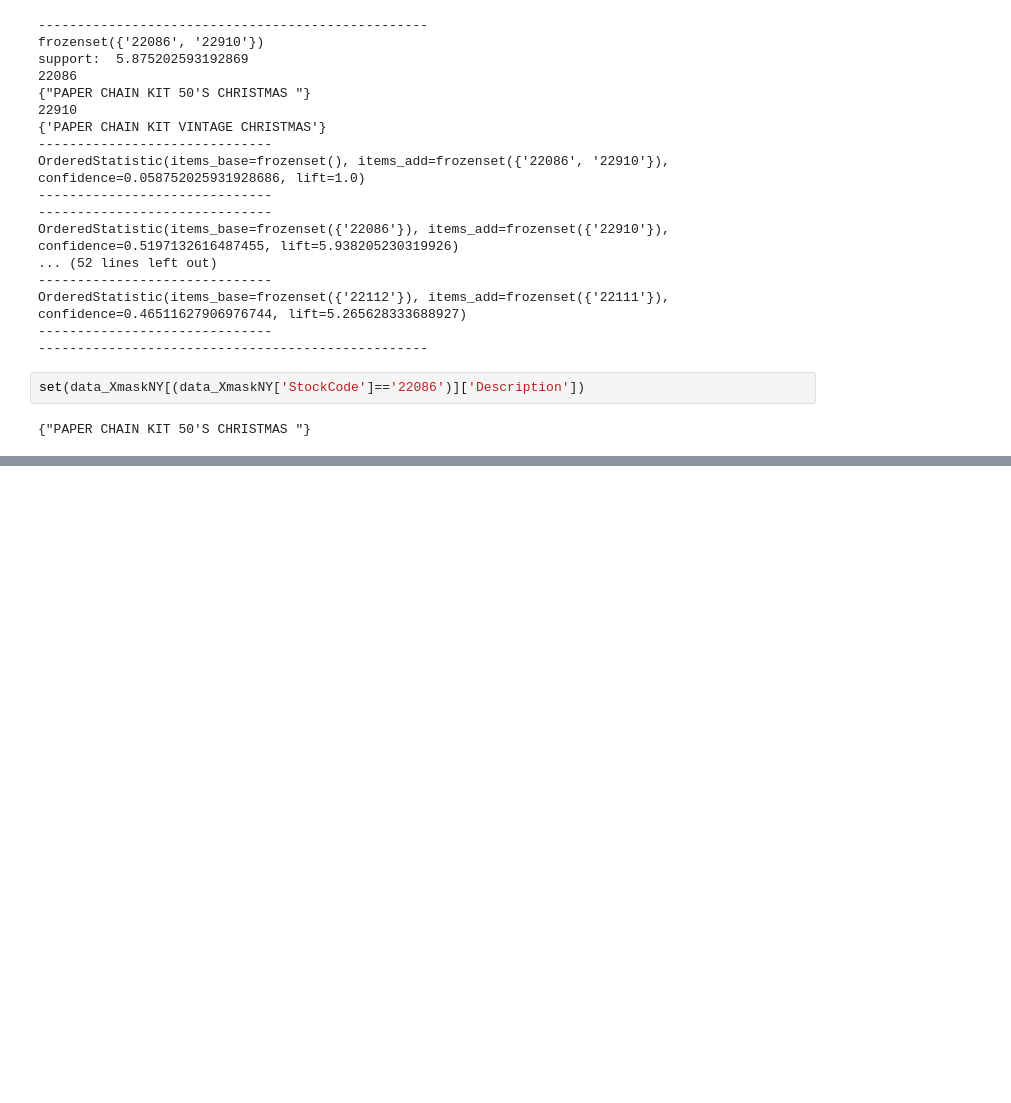
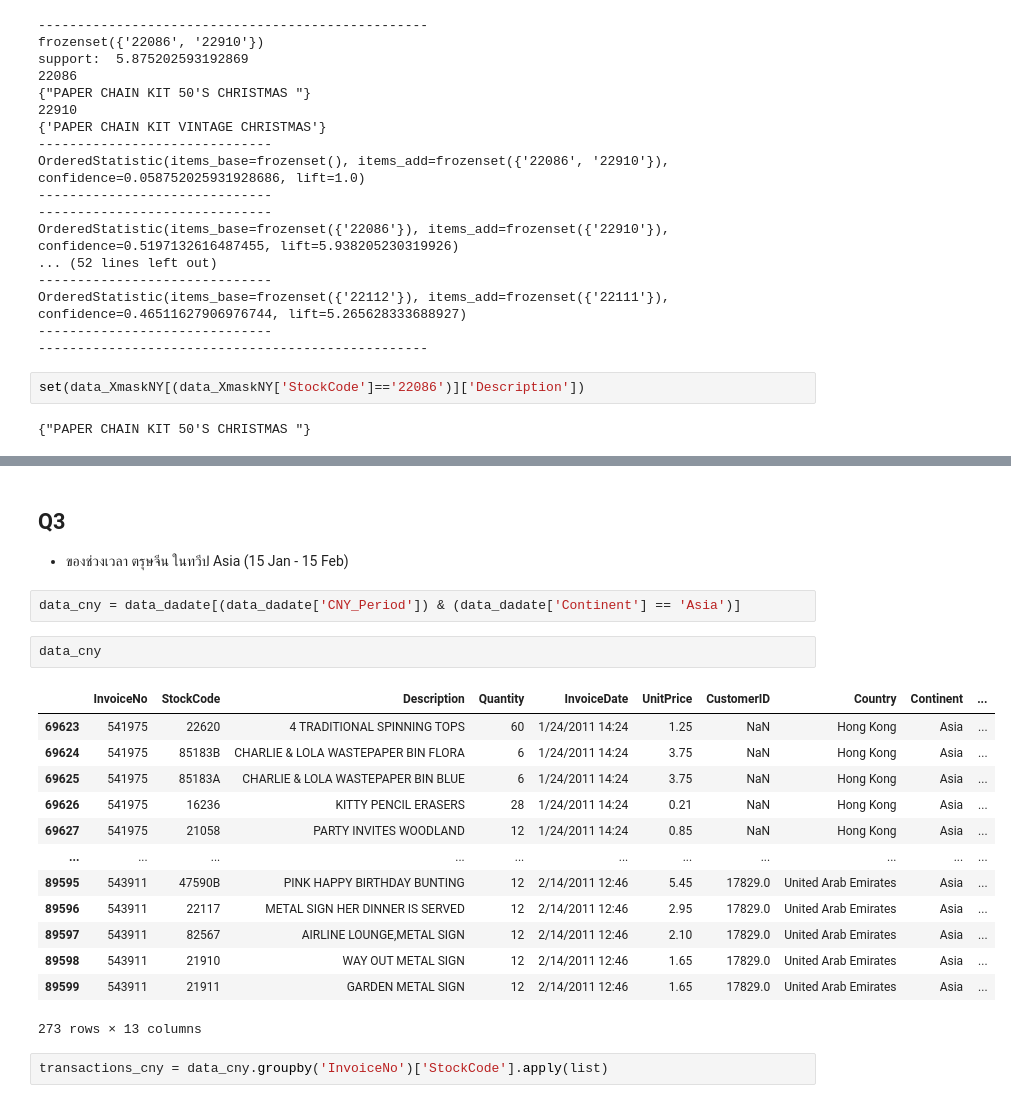
Before and after one commit to puttipongyy/BSC_DPDM23, a Jupyter notebook: Frequent_Patterns_(Association_Rules).ipynb, the cells around one changed output, grey strips where cells are left out. Cells and saved outputs as stored; diff of their text form; blank space fills up the shorter version.

```diff
--- a/Frequent_Patterns_(Association_Rules).ipynb
+++ b/Frequent_Patterns_(Association_Rules).ipynb
@@ -898,0 +923,23 @@ data[data['Country'] == 'Unspecified']
+# %% [markdown]
+## Q3
+* ของช่วงเวลา ตรุษจีน ในทวีป Asia  (15 Jan - 15 Feb)
+# %%
+data_cny = data_dadate[(data_dadate['CNY_Period']) & (data_dadate['Continent'] == 'Asia')]
+# %%
+data_cny
+# %% [output]
+|  | InvoiceNo | StockCode | Description | Quantity | InvoiceDate | UnitPrice | CustomerID | Country | Continent | ... |
+| 69623 | 541975 | 22620 | 4 TRADITIONAL SPINNING TOPS | 60 | 1/24/2011 14:24 | 1.25 | NaN | Hong Kong | Asia | ... |
+| 69624 | 541975 | 85183B | CHARLIE & LOLA WASTEPAPER BIN FLORA | 6 | 1/24/2011 14:24 | 3.75 | NaN | Hong Kong | Asia | ... |
+| 69625 | 541975 | 85183A | CHARLIE & LOLA WASTEPAPER BIN BLUE | 6 | 1/24/2011 14:24 | 3.75 | NaN | Hong Kong | Asia | ... |
+| 69626 | 541975 | 16236 | KITTY PENCIL ERASERS | 28 | 1/24/2011 14:24 | 0.21 | NaN | Hong Kong | Asia | ... |
+| 69627 | 541975 | 21058 | PARTY INVITES WOODLAND | 12 | 1/24/2011 14:24 | 0.85 | NaN | Hong Kong | Asia | ... |
+| ... | ... | ... | ... | ... | ... | ... | ... | ... | ... | ... |
+| 89595 | 543911 | 47590B | PINK HAPPY BIRTHDAY BUNTING | 12 | 2/14/2011 12:46 | 5.45 | 17829.0 | United Arab Emirates | Asia | ... |
+| 89596 | 543911 | 22117 | METAL SIGN HER DINNER IS SERVED | 12 | 2/14/2011 12:46 | 2.95 | 17829.0 | United Arab Emirates | Asia | ... |
+| 89597 | 543911 | 82567 | AIRLINE LOUNGE,METAL SIGN | 12 | 2/14/2011 12:46 | 2.10 | 17829.0 | United Arab Emirates | Asia | ... |
+| 89598 | 543911 | 21910 | WAY OUT METAL SIGN | 12 | 2/14/2011 12:46 | 1.65 | 17829.0 | United Arab Emirates | Asia | ... |
+| 89599 | 543911 | 21911 | GARDEN METAL SIGN | 12 | 2/14/2011 12:46 | 1.65 | 17829.0 | United Arab Emirates | Asia | ... |
+273 rows × 13 columns
+# %%
+transactions_cny = data_cny.groupby('InvoiceNo')['StockCode'].apply(list)
```
Also changed, not shown: parts of 43 cells of this notebook.
